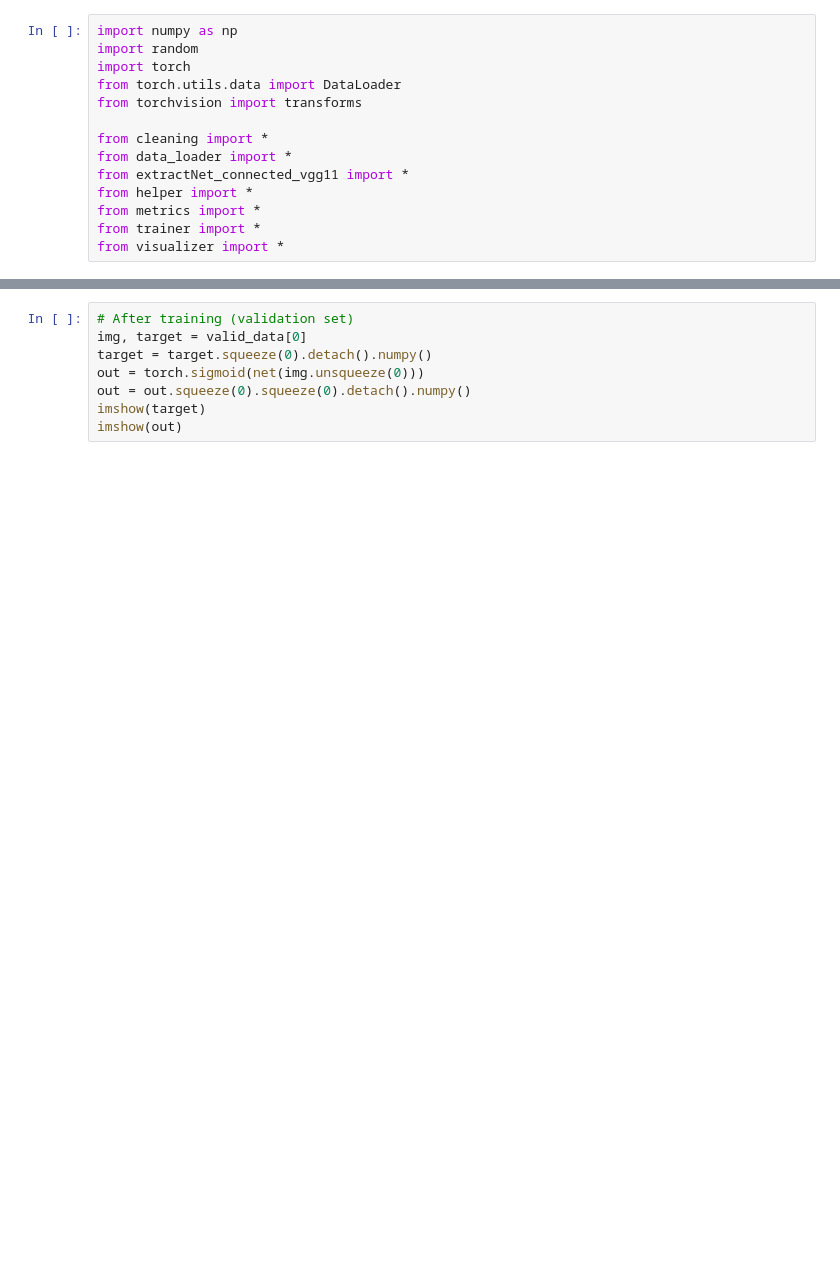
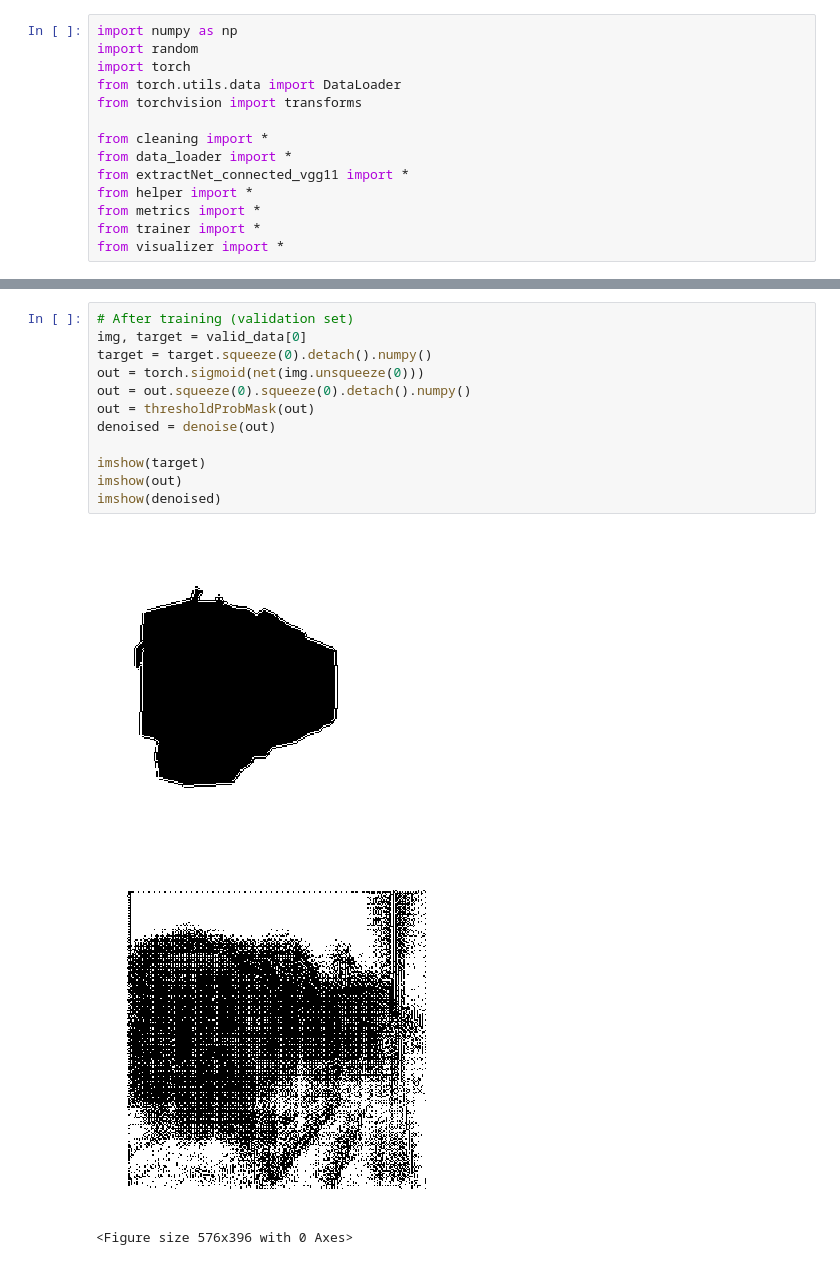
Before and after one commit to MNRKhan/aps360-project, a Jupyter notebook: trained/model_connected_vgg11/train_vgg11.ipynb, the cells around one changed output, grey strips where cells are left out. Cells and saved outputs as stored; diff of their text form; blank space fills up the shorter version.

```diff
--- a/trained/model_connected_vgg11/train_vgg11.ipynb
+++ b/trained/model_connected_vgg11/train_vgg11.ipynb
@@ -116,8 +104,16 @@ imshow(out)
 # %%
 # After training (validation set)
 img, target = valid_data[0]
 target = target.squeeze(0).detach().numpy()
 out = torch.sigmoid(net(img.unsqueeze(0)))
 out = out.squeeze(0).squeeze(0).detach().numpy()
+out = thresholdProbMask(out)
+denoised = denoise(out)
+
 imshow(target)
 imshow(out)
+imshow(denoised)
+# %% [output]
+[figure, added]
+[figure, added]
+<Figure size 576x396 with 0 Axes>
```
Also changed, not shown: parts of 8 cells of this notebook, 2 other files.
